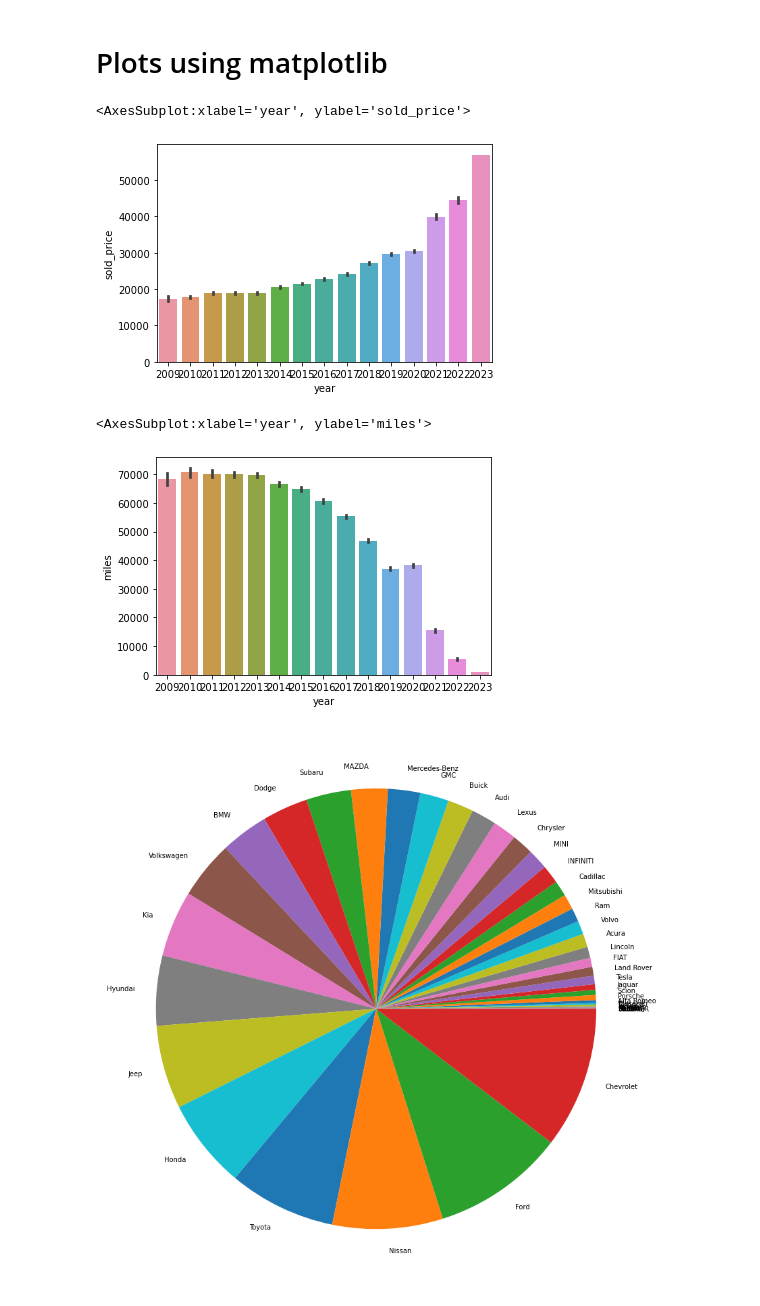
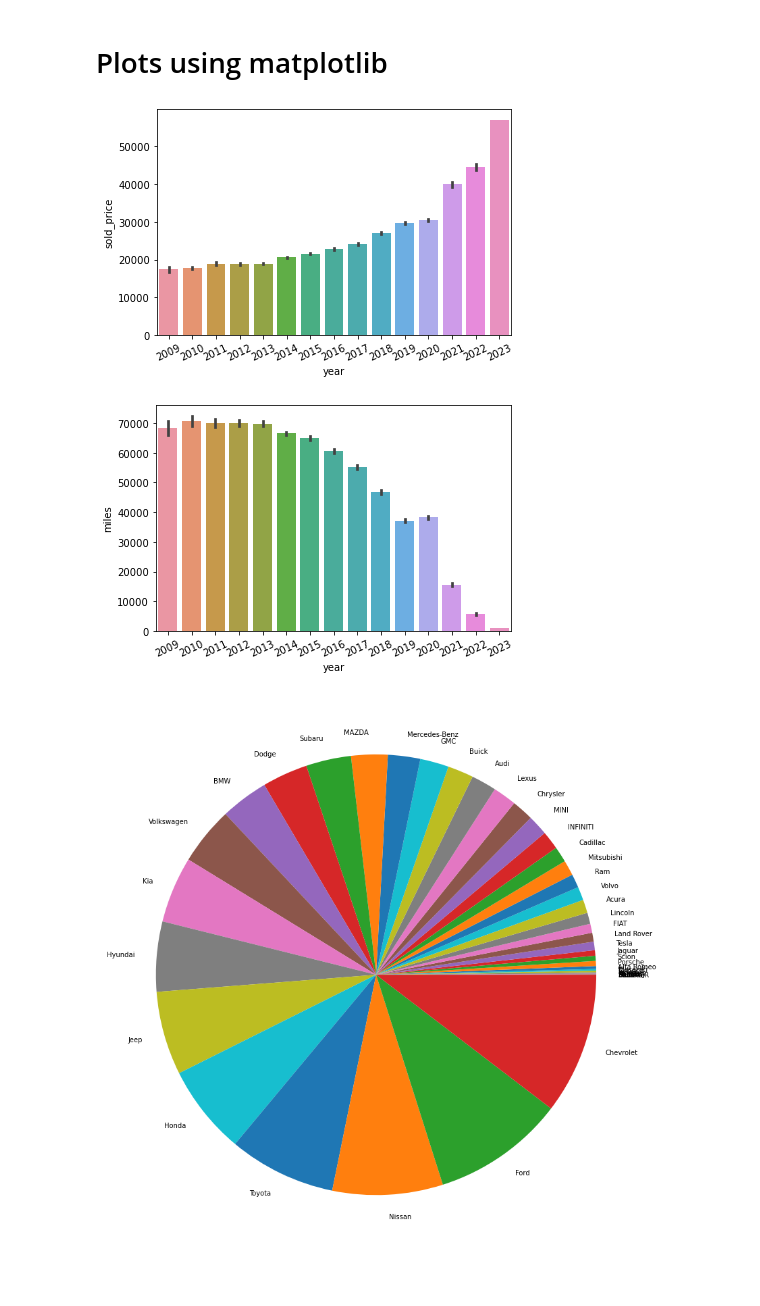
Before and after one commit to Project-4-Group-8/Keeping-it-Wheel, a Jupyter notebook: car-price-prediction-consolidated.ipynb, the cells around one changed output. Drawn from its saved outputs; the diff is of its cells as text; code cells hidden in the pictures.

Commit message:
corrected charts

```diff
--- a/car-price-prediction-consolidated.ipynb
+++ b/car-price-prediction-consolidated.ipynb
@@ -311,15 +311,17 @@ import seaborn as sns
 # %%
 # create bar plot for year versus sold price
 sns.barplot(data=Final_car_price_pred, x='year', y='sold_price')
+plt.xticks(rotation = 25)
+plt.tight_layout()
 # %% [output]
-<AxesSubplot:xlabel='year', ylabel='sold_price'>
-[figure, old version]
+[figure, new version]
 # %%
 # create bar plot for year versus miles
 sns.barplot(data=Final_car_price_pred, x='year', y='miles')
+plt.xticks(rotation = 25)
+plt.tight_layout()
 # %% [output]
-<AxesSubplot:xlabel='year', ylabel='miles'>
-[figure, old version]
+[figure, new version]
 # %%
 # create  pie chart of values
 plt.figure(figsize=(15,15))
```
Also changed, not shown: parts of 2 cells of this notebook.
